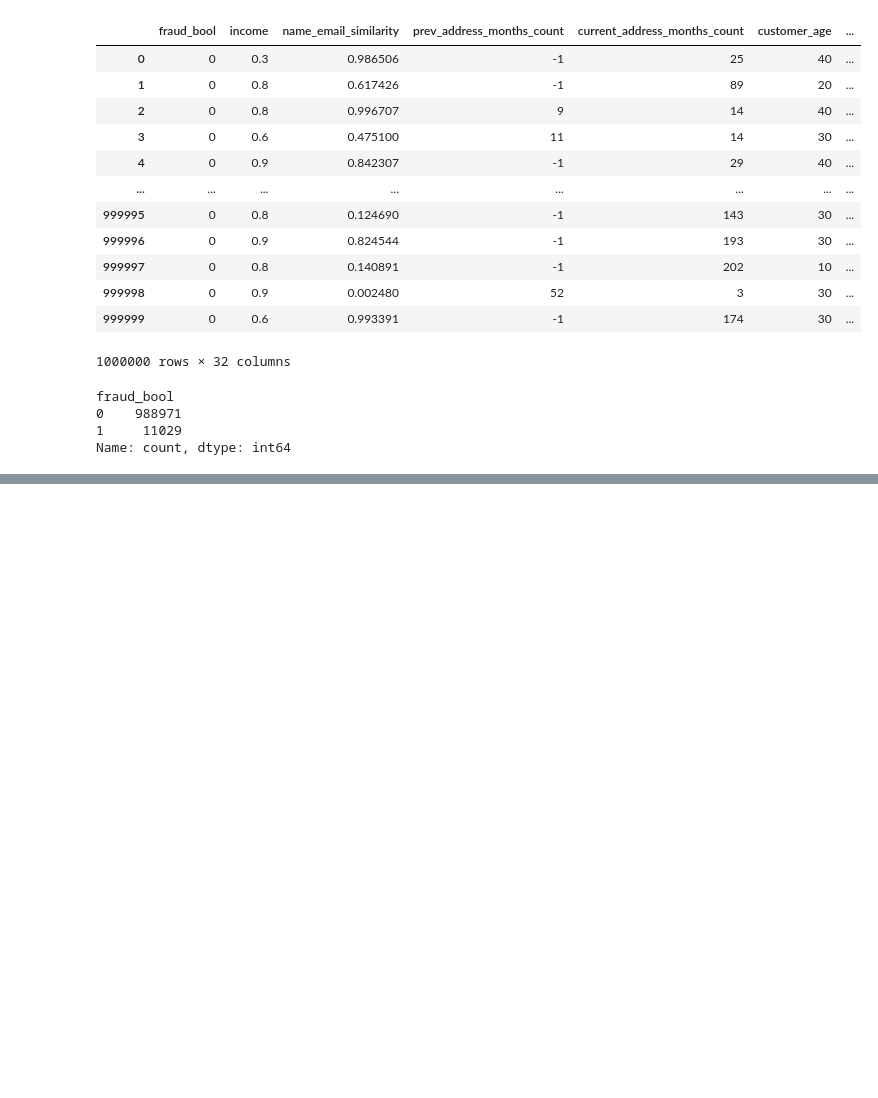
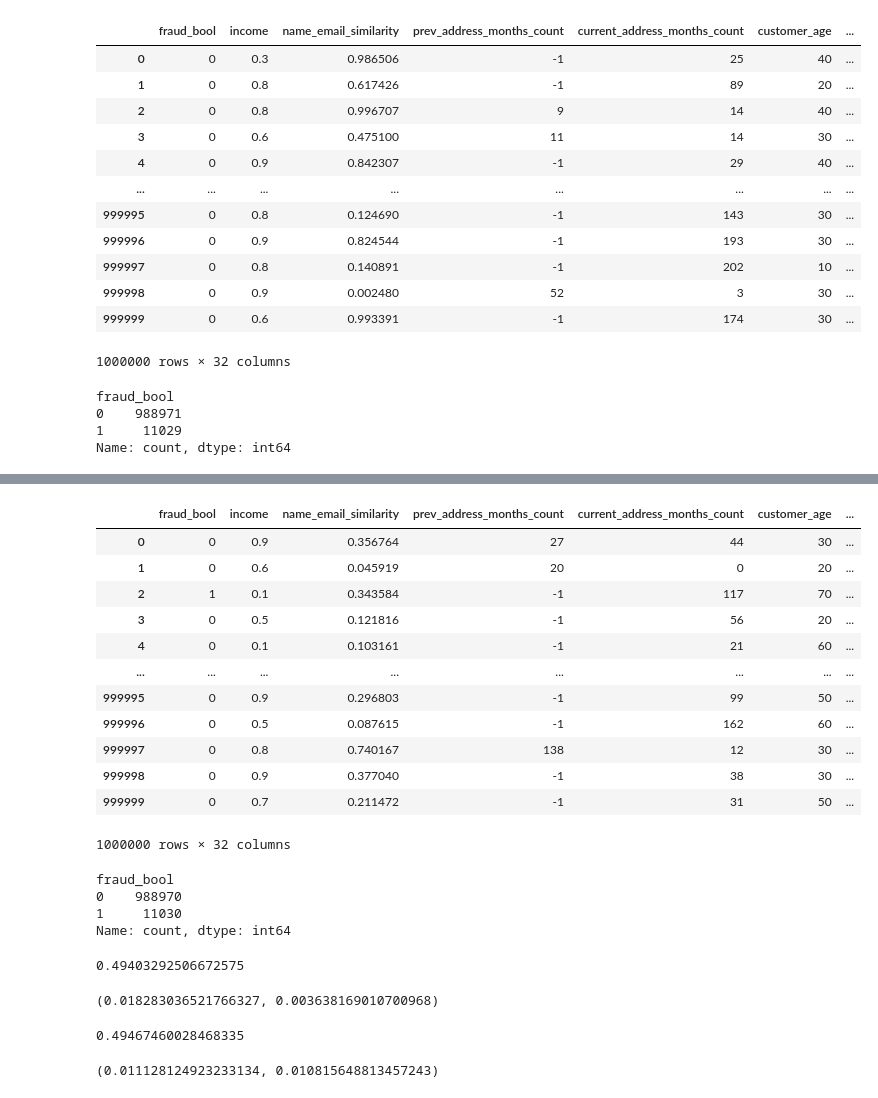
Before and after one commit to Slliki/BankFraudDetection, a Jupyter notebook: DataExplore.ipynb, the cells around one changed output, grey strips where cells are left out. Cells and saved outputs as stored; diff of their text form; code cells hidden in the pictures; blank space fills up the shorter version.

```diff
--- a/DataExplore.ipynb
+++ b/DataExplore.ipynb
@@ -124,0 +124,24 @@ print('classification_report on test set\n', classification_report(y_test, y_tes
+# %%
+df4=pd.read_csv('datasets/Variant IV.csv')
+df4
+# %% [output]
+|  | fraud_bool | income | name_email_similarity | prev_address_months_count | current_address_months_count | customer_age | ... |
+| 0 | 0 | 0.9 | 0.356764 | 27 | 44 | 30 | ... |
+| 1 | 0 | 0.6 | 0.045919 | 20 | 0 | 20 | ... |
+| 2 | 1 | 0.1 | 0.343584 | -1 | 117 | 70 | ... |
+| 3 | 0 | 0.5 | 0.121816 | -1 | 56 | 20 | ... |
+| 4 | 0 | 0.1 | 0.103161 | -1 | 21 | 60 | ... |
+| ... | ... | ... | ... | ... | ... | ... | ... |
+| 999995 | 0 | 0.9 | 0.296803 | -1 | 99 | 50 | ... |
+| 999996 | 0 | 0.5 | 0.087615 | -1 | 162 | 60 | ... |
+| 999997 | 0 | 0.8 | 0.740167 | 138 | 12 | 30 | ... |
+| 999998 | 0 | 0.9 | 0.377040 | -1 | 38 | 30 | ... |
+| 999999 | 0 | 0.7 | 0.211472 | -1 | 31 | 50 | ... |
+1000000 rows × 32 columns
+# %%
+df4['fraud_bool'].value_counts()
+# %% [output]
+fraud_bool
+0    988970
+1     11030
+Name: count, dtype: int64
@@ -124,0 +150,38 @@ print('classification_report on test set\n', classification_report(y_test, y_tes
+# %%
+# 查看customer_age大于40并且小于80的数量
+age50_more=df4_6m[df4_6m['customer_age']>=50]
+
+# 查看customer_age小于50的数量
+age50_less=df4_6m[df4_6m['customer_age']<=40]
+
+age50_less.shape[0]/(age50_more.shape[0]+age50_less.shape[0])
+# %% [output]
+0.49403292506672575
+# %%
+# 查看age50_more和age50_less的欺诈率（即fraud_bool=1的比例）
+prevalence_major=age50_more[age50_more['fraud_bool']==1].shape[0]/age50_more.shape[0]
+prevalence_minor=age50_less[age50_less['fraud_bool']==1].shape[0]/age50_less.shape[0]
+
+prevalence_major, prevalence_minor
+# %% [output]
+(0.018283036521766327, 0.003638169010700968)
+# %%
+df4_2m=df4[df4['month']>5]
+
+# 查看customer_age大于40并且小于80的数量
+age50_more=df4_2m[df4_2m['customer_age']>=50]
+
+# 查看customer_age小于50的数量
+age50_less=df4_2m[df4_2m['customer_age']<=40]
+
+age50_less.shape[0]/(age50_more.shape[0]+age50_less.shape[0])
+# %% [output]
+0.49467460028468335
+# %%
+# 查看age50_more和age50_less的欺诈率（即fraud_bool=1的比例）
+prevalence_major=age50_more[age50_more['fraud_bool']==1].shape[0]/age50_more.shape[0]
+prevalence_minor=age50_less[age50_less['fraud_bool']==1].shape[0]/age50_less.shape[0]
+
+prevalence_major, prevalence_minor
+# %% [output]
+(0.011128124923233134, 0.010815648813457243)
```
Also changed, not shown: parts of 17 cells of this notebook, 1 other file.
